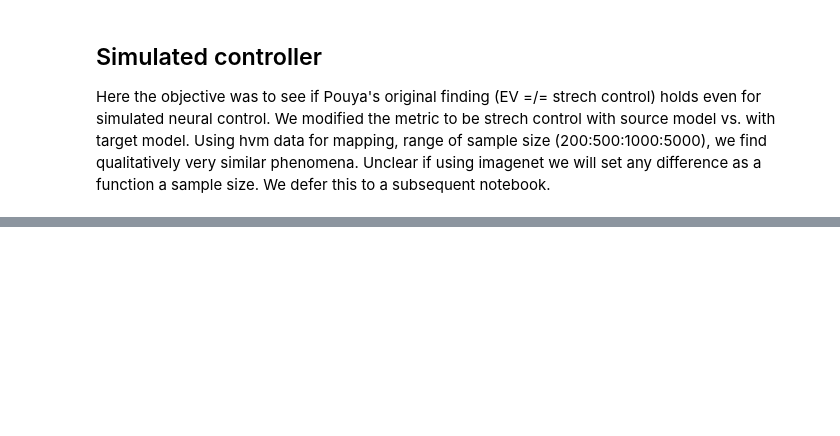
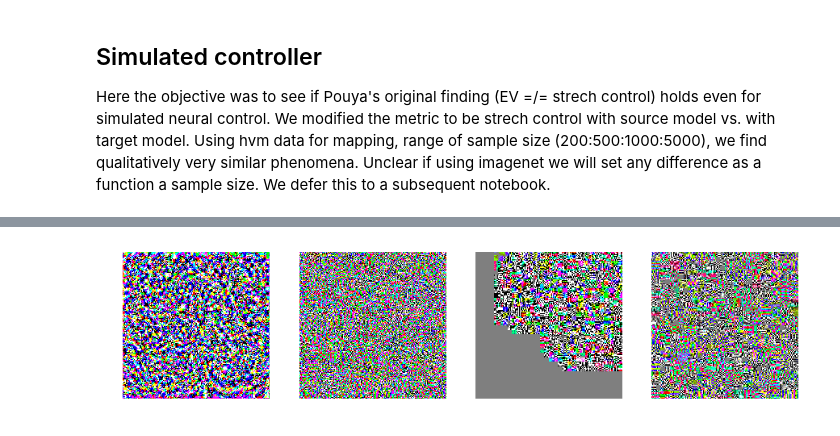
Before and after one commit to chongguo/SimNeuroController, a Jupyter notebook: Note110720.ipynb, the cells around one changed output, grey strips where cells are left out. Saved outputs shown, nothing was run; the diff lists cells and outputs as text; code cells hidden in the pictures; blank space fills up the shorter version.

```diff
--- a/Note110720.ipynb
+++ b/Note110720.ipynb
@@ -99,21 +156,23 @@ pca.fit(D)
 # %%
 Dpca = pca.transform(D)
 Dproj_pc1 = Dpca[:,0].reshape(img_dim)
 
 plt.figure(figsize=(15,40))
 plt.subplot(1,4,1)
 plt.imshow(float2rgb(tempimg))
 plt.axis('off')
 plt.subplot(1,4,2)
-plt.imshow(float2rgb(-Dproj_pc1))
+plt.imshow(float2rgb(Dproj_pc1))
 plt.axis('off')
 plt.subplot(1,4,3)
 plt.imshow(float2rgb(D[:,5].reshape(img_dim)))
 plt.axis('off')
 plt.subplot(1,4,4)
 plt.imshow(float2rgb(D[:,-5].reshape(img_dim)))
 plt.axis('off')
 plt.show()
+# %% [output]
+[figure, added]
 # %%
 plt.plot(pca.explained_variance_,'.')
 plt.show()
```
Also changed, not shown: parts of 16 cells of this notebook, 7 other files.
